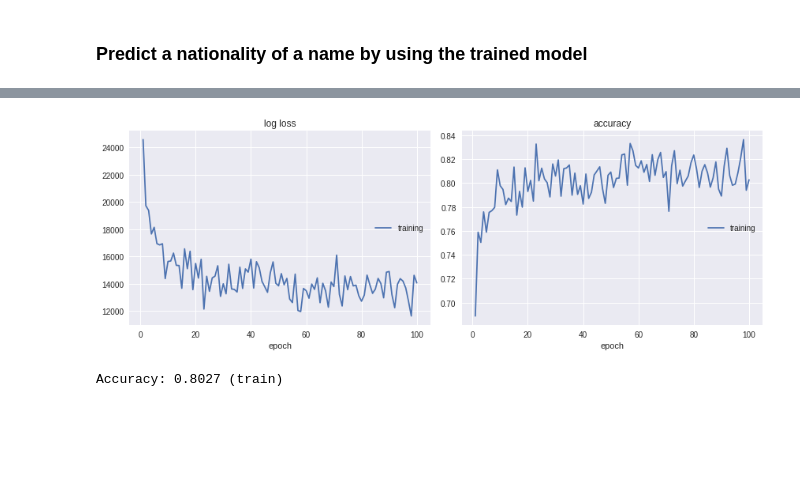
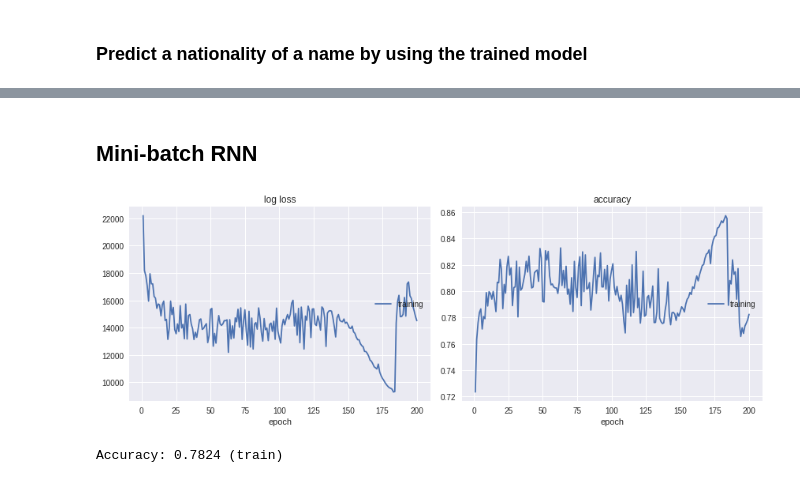
Before and after one commit to chokkan/deeplearningclass, a Jupyter notebook: rnn.ipynb, the cells around one changed output, grey strips where cells are left out. Cells and saved outputs as stored; diff of their text form; code cells hidden in the pictures; blank space fills up the shorter version.

```diff
--- a/rnn.ipynb
+++ b/rnn.ipynb
@@ -365,3 +363,5 @@ predict('Okazaki')
+# %% [markdown]
+## Mini-batch RNN
 # %%
 import json
 import random
@@ -428,38 +428,38 @@ loss_fn = nn.CrossEntropyLoss(size_average=False)
 optimizer = optim.SGD(model.parameters(), lr=1e-3)
 
 liveloss = PlotLosses()
-for t in range(100):
+for t in range(200):
     train_loss = 0.
     num_train_correct = 0
 
     # Training loop for mini-batches
     for batch_idx, (x, y, l) in enumerate(train_loader):
         this_batch_size = len(l)
 
         # Make predictions with the current parameters.
         hidden = model.initHidden(this_batch_size)
         y_pred = model(x, hidden, l)[:this_batch_size]
         _, predicted = torch.max(y_pred.data, 1)
         num_train_correct += (predicted == y).sum().item()
 
         # Compute the loss value.
         loss = loss_fn(y_pred, y)
         train_loss += loss.item()
 
         # Update the parameters.
         optimizer.zero_grad()
         loss.backward()
         optimizer.step()
 
     # Visualize accuracy values on the training set.
-    num_train_correct /= float(len(dataset))
+    num_train_correct /= float(len(train_set))
     liveloss.update({
         'log loss': train_loss,
         'accuracy': num_train_correct,
     })
     liveloss.draw()
 
 print('Accuracy: {:.4f} (train)'.format(num_train_correct))
 # %% [output]
-[figure, old version]
+[figure, new version]
-Accuracy: 0.8027 (train)
+Accuracy: 0.7824 (train)
```
Also changed, not shown: parts of 10 cells of this notebook.
